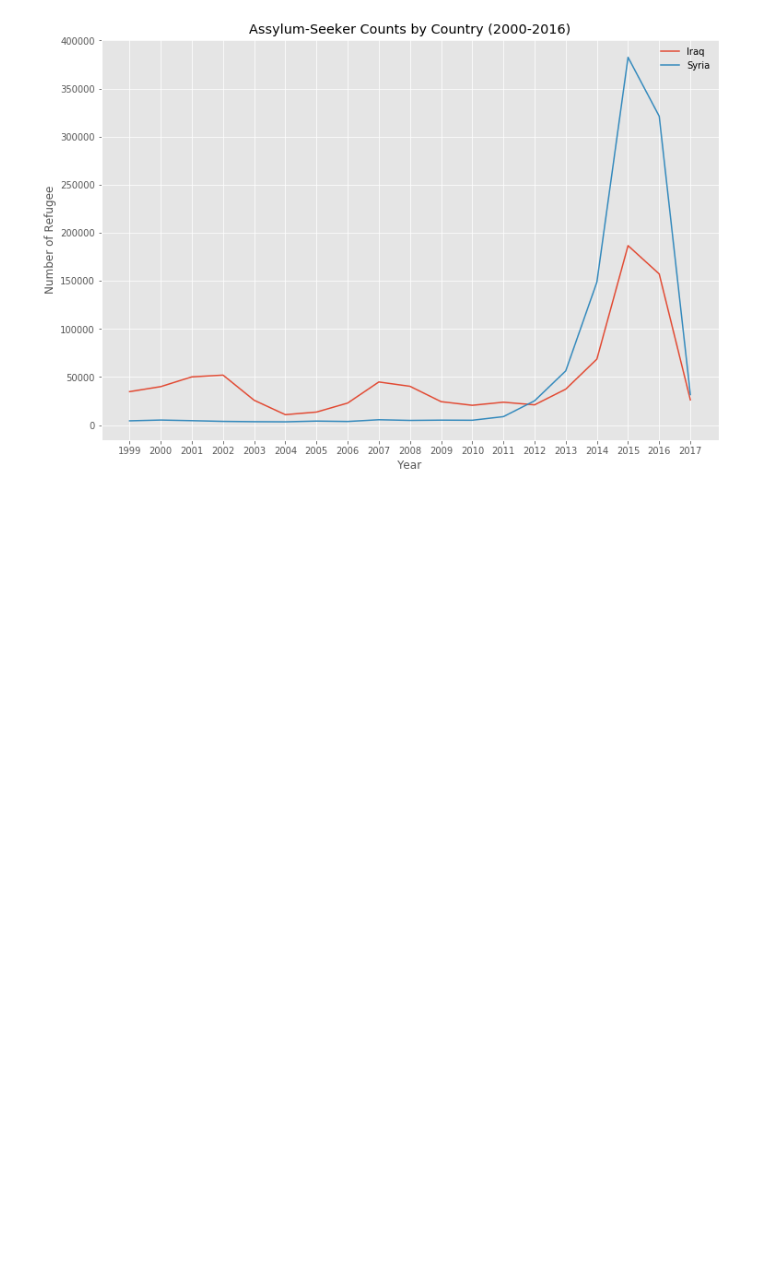
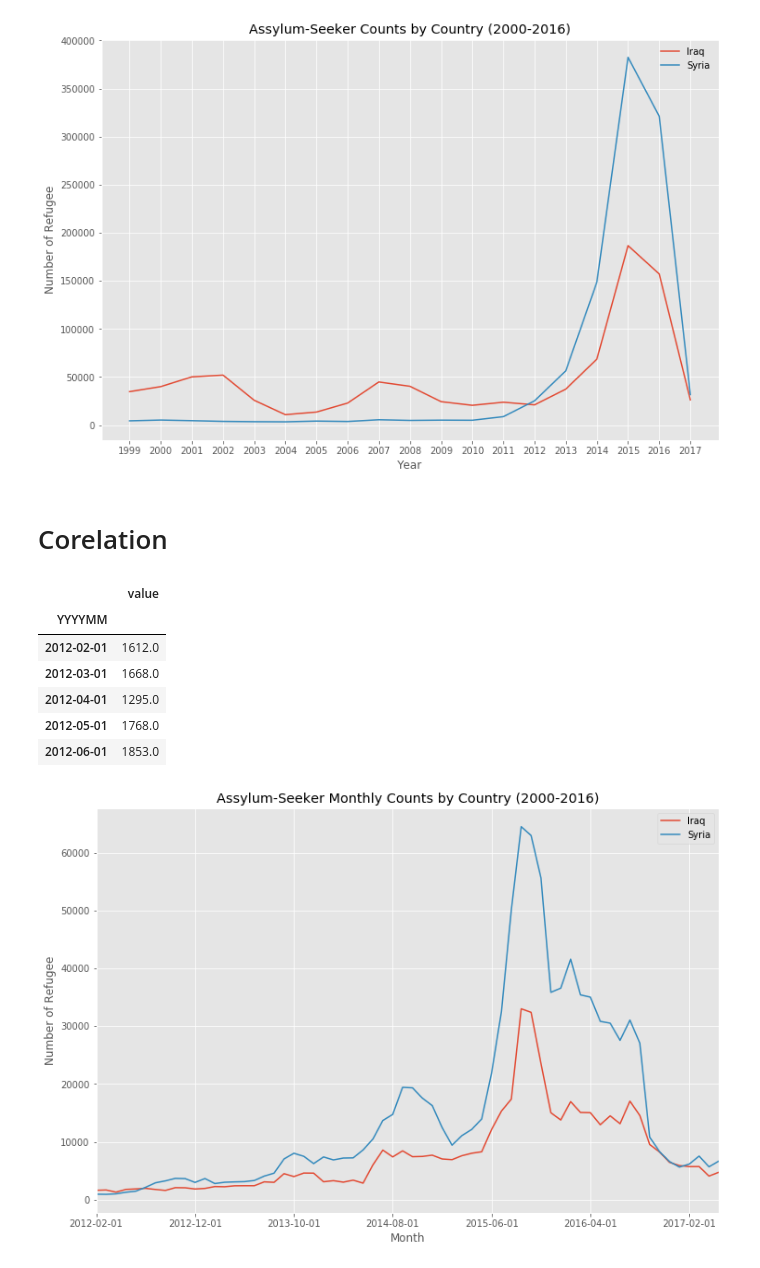
Before and after one commit to YorkUIRLab/eosdb, a Jupyter notebook: experiment/UNHCR_data.ipynb, the cells around one changed output. Drawn from its saved outputs; the diff is of its cells as text; code cells hidden in the pictures; blank space fills up the shorter version.

Commit message:
UNHCR plots

```diff
--- a/experiment/UNHCR_data.ipynb
+++ b/experiment/UNHCR_data.ipynb
@@ -117,3 +117,59 @@ ax.legend(frameon=False)
 # %% [output]
 <matplotlib.legend.Legend at 0x...>
 [figure]
+# %% [markdown]
+# Corelation
+# %%
+# seekers.head()
+
+# seekers['YYYYMM']
+
+monthly = seekers[seekers['Origin'].isin(['Syrian Arab Rep.', 'Iraq'])]
+monthly.set_index('YYYYMM', inplace=True)
+group = monthly.groupby(['Origin', 'YYYYMM'], as_index=False)
+
+total = monthly.groupby(['Origin', 'YYYYMM'])[['Value']].aggregate('sum')
+
+
+
+data = {'Iraq' :[],
+        'Syrian Arab Rep.' :[]}
+
+
+for index, row in total.iterrows():
+    data[index[0]].append([row[0], index[1]])
+
+# print(data['Iraq'])
+
+df_iraq = pd.DataFrame(data['Iraq'])
+df_iraq.columns = ['value', 'YYYYMM']
+df_iraq.set_index('YYYYMM', inplace=True)
+
+df_syria = pd.DataFrame(data['Syrian Arab Rep.'])
+df_syria.columns = ['value', 'YYYYMM']
+df_syria.set_index('YYYYMM', inplace=True)
+
+fig = plt.figure(figsize=(12,8))
+ax = plt.axes()
+
+df_iraq.loc[df_iraq.index > '2012-01-01'].plot(ax=ax, label='Iraq')
+df_syria.loc[df_syria.index > '2012-01-01'].plot(ax=ax, label='Syria')
+
+plt.title("Assylum-Seeker Monthly Counts by Country (2000-2016)")
+ax.set_xlabel('Month')
+ax.set_ylabel('Number of Refugee')
+ax.legend(['Iraq', 'Syria'])
+
+df_iraq.head()
+df_iraq.columns
+# df_iraq[df_iraq['YYYYMM'] > '2012-01-01'].head()
+df_iraq.loc[df_iraq.index > '2012-01-01'].head()
+# %% [output]
+|  | value |
+| YYYYMM |  |
+| 2012-02-01 | 1612.0 |
+| 2012-03-01 | 1668.0 |
+| 2012-04-01 | 1295.0 |
+| 2012-05-01 | 1768.0 |
+| 2012-06-01 | 1853.0 |
+[figure, added]
```
Also changed, not shown: parts of 5 cells of this notebook.
